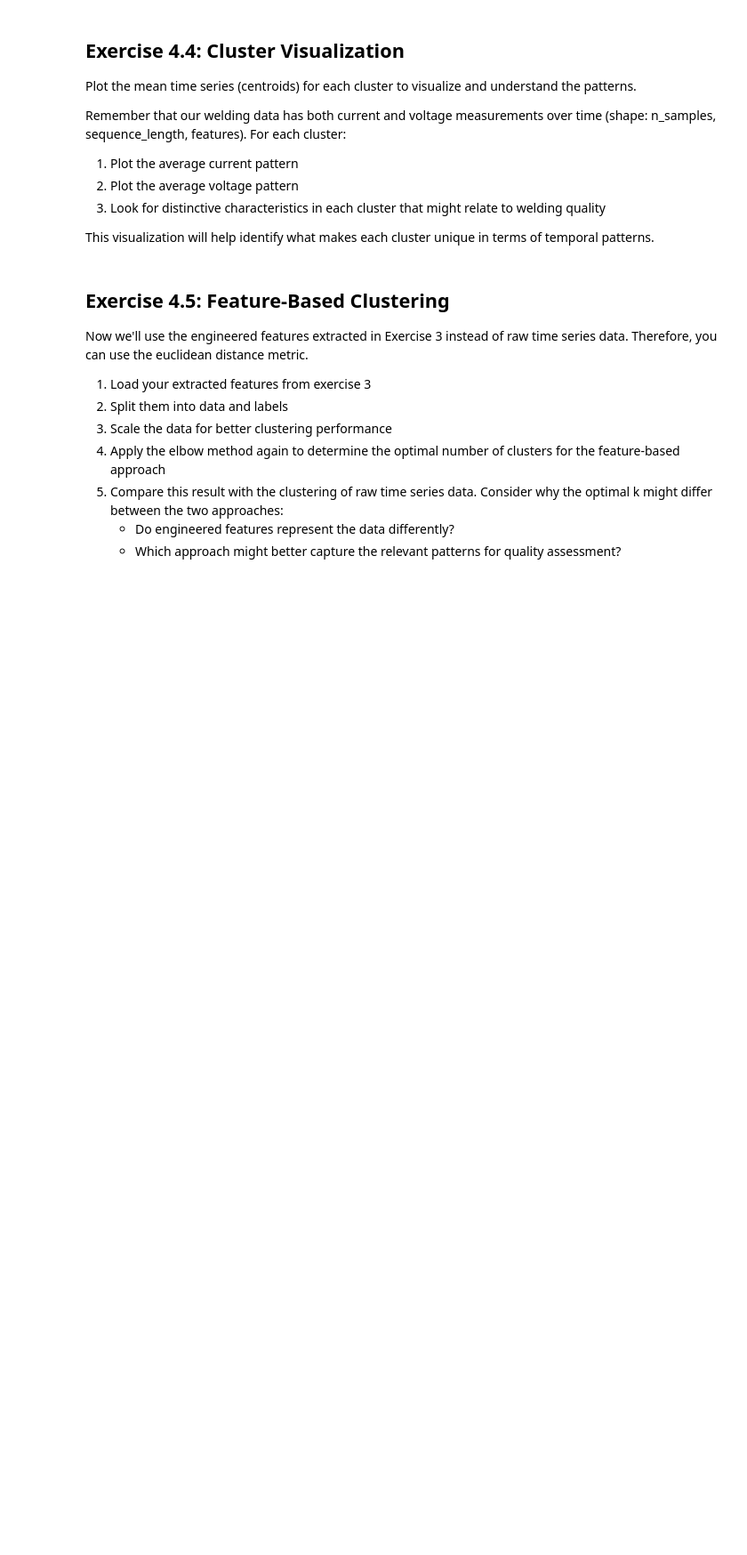
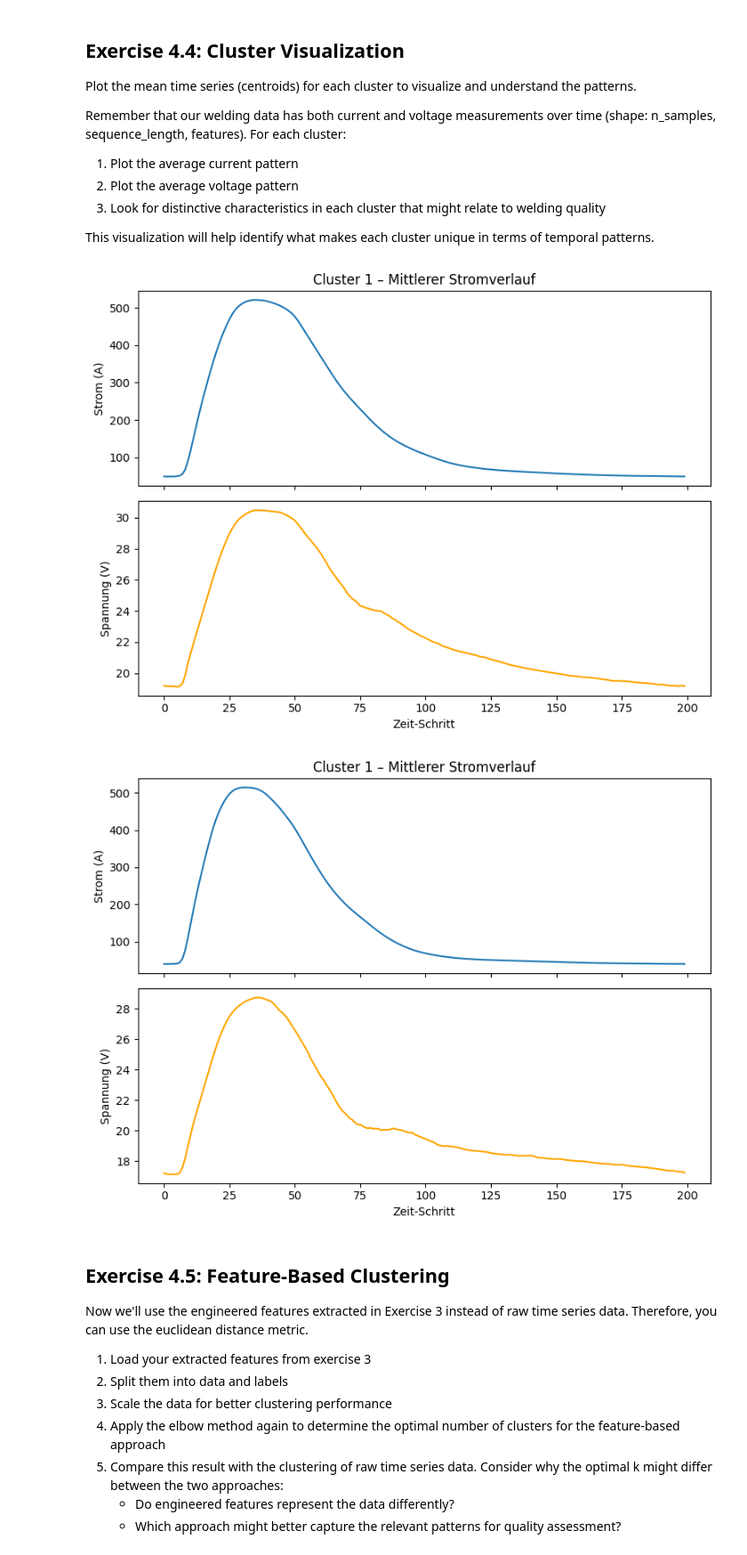
Before and after one commit to Lars-Hendrik2701/AMLProjectPart1, a Jupyter notebook: ex_04_clustering.ipynb, the cells around one changed output. Shown: that part at 89% size. Drawn from its saved outputs; the diff is of its cells as text; code cells hidden in the pictures; blank space fills up the shorter version.

```diff
--- a/ex_04_clustering.ipynb
+++ b/ex_04_clustering.ipynb
@@ -97,6 +150,27 @@ Remember that our welding data has both current and voltage measurements over ti
 3. Look for distinctive characteristics in each cluster that might relate to welding quality
 
 This visualization will help identify what makes each cluster unique in terms of temporal patterns.
+# %%
+k = np.max(labels) + 1  # Anzahl Cluster
+time = np.arange(data.shape[1])
+
+# Für jedes Cluster mitteln und plotten
+for cluster_id in range(k):
+    cluster_idx = np.where(labels == cluster_id)[0]
+    mean_ts = data[cluster_idx].mean(axis=0)  # Form: (T, 2)
+
+    fig, (ax1, ax2) = plt.subplots(2, 1, figsize=(8, 6), sharex=True)
+    ax1.plot(time, mean_ts[:, 0])
+    ax1.set_ylabel("Strom (A)")
+    ax1.set_title("Cluster 1 – Mittlerer Stromverlauf")
+    ax2.plot(time, mean_ts[:, 1], color="orange")
+    ax2.set_ylabel("Spannung (V)")
+    ax2.set_xlabel("Zeit-Schritt")
+    plt.tight_layout()
+    plt.show()
+# %% [output]
+[figure, added]
+[figure, added]
 # %% [markdown]
 ## Exercise 4.5: Feature-Based Clustering
 
```
Also changed, not shown: parts of 7 cells of this notebook, 3 other files.
